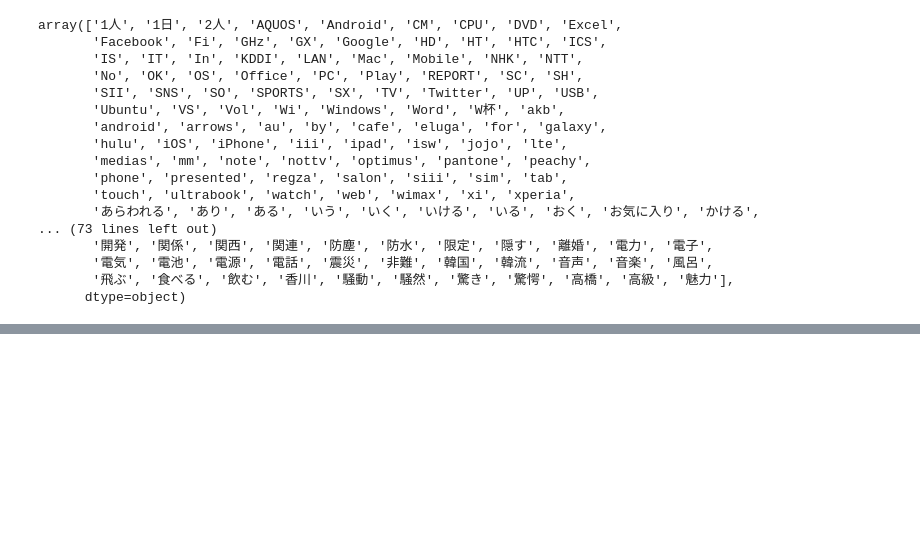
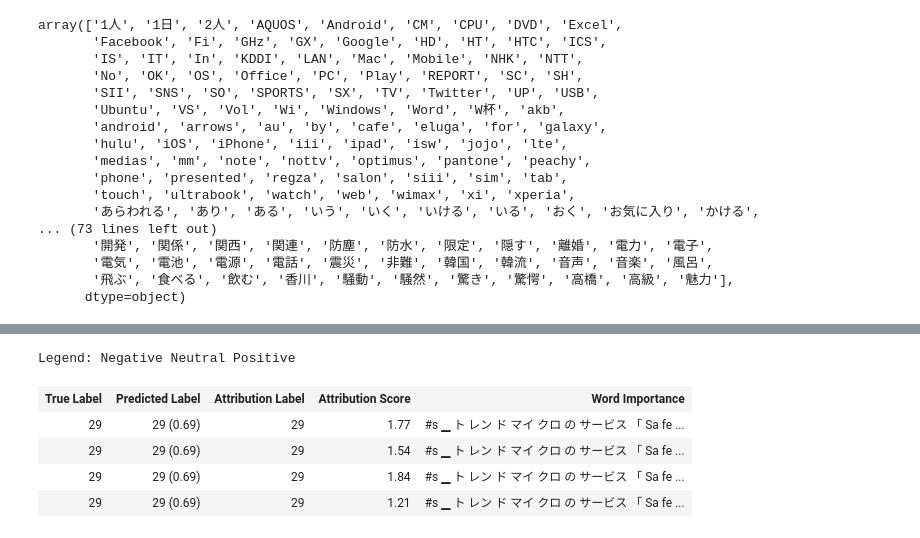
Before and after one commit to tomonari-masada/course2024-nlp, a Jupyter notebook: EDA_with_multilingual_e5_large_instruct.ipynb, the cells around one changed output, grey strips where cells are left out. Cells and saved outputs as stored; diff of their text form; code cells hidden in the pictures; blank space fills up the shorter version.

```diff
--- a/EDA_with_multilingual_e5_large_instruct.ipynb
+++ b/EDA_with_multilingual_e5_large_instruct.ipynb
@@ -390,0 +468,4 @@ watch SPORTS 星野 斎藤 ダルビッシュ 巨人 ノム 開幕 本田 長友
+# %%
+vis_data_records_ig = []
+for n_steps in [50, 100, 200, 300]:
+    interpret_text(dataset["train"]["title"][0], n_steps=n_steps)
@@ -390,0 +480,9 @@ watch SPORTS 星野 斎藤 ダルビッシュ 巨人 ノム 開幕 本田 長友
+# %%
+visualization.visualize_text(vis_data_records_ig);
+# %% [output]
+Legend: Negative Neutral Positive
+| True Label | Predicted Label | Attribution Label | Attribution Score | Word Importance |
+| 29 | 29 (0.69) | 29 | 1.77 | #s ▁ ト レン ド マイ クロ の サービス 「 Sa fe ... |
+| 29 | 29 (0.69) | 29 | 1.54 | #s ▁ ト レン ド マイ クロ の サービス 「 Sa fe ... |
+| 29 | 29 (0.69) | 29 | 1.84 | #s ▁ ト レン ド マイ クロ の サービス 「 Sa fe ... |
+| 29 | 29 (0.69) | 29 | 1.21 | #s ▁ ト レン ド マイ クロ の サービス 「 Sa fe ... |
```
Also changed, not shown: parts of 63 cells of this notebook.
